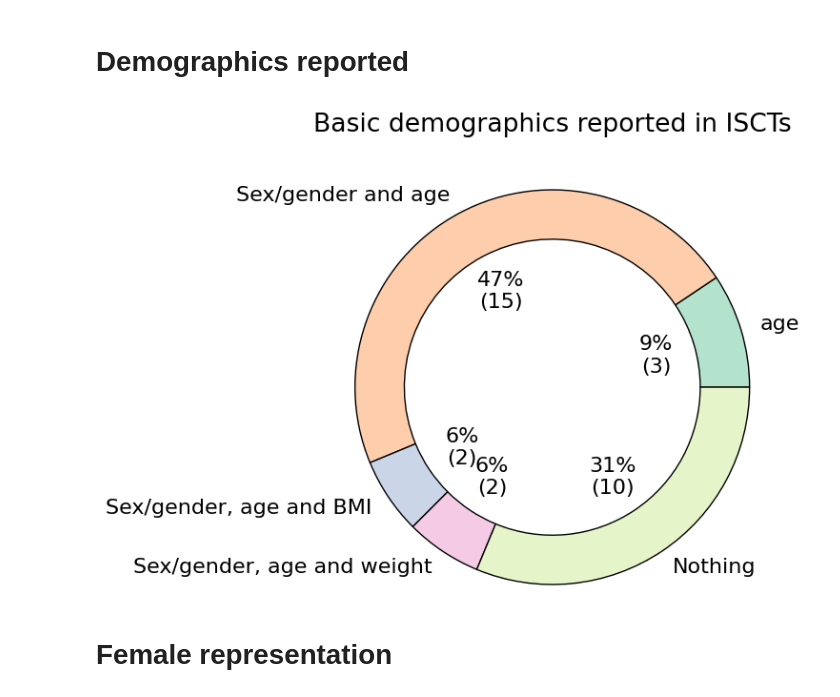
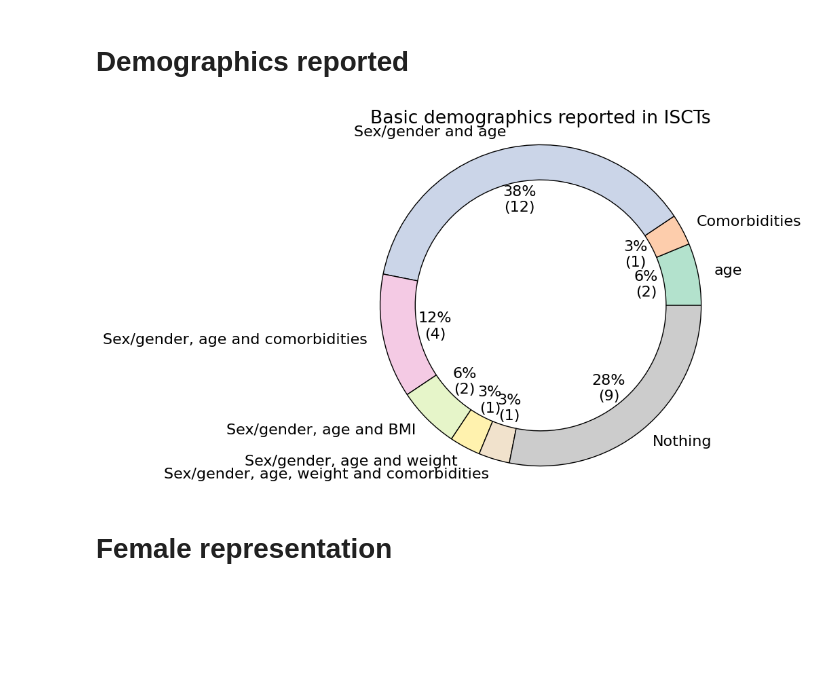
Before and after one commit to crisrogo/ISCTs_review, a Jupyter notebook: figures.ipynb, the cells around one changed output. Saved outputs shown, nothing was run; the diff lists cells and outputs as text; code cells hidden in the pictures; blank space fills up the shorter version.

```diff
--- a/figures.ipynb
+++ b/figures.ipynb
@@ -522,6 +570,10 @@ Number of interventions: 15
 # %% [markdown]
 # Conditions
 # %%
+conditions = []
+
+for paper in original_data:
+    conditions.append(paper['condition'])
 
 conditions_dict = {}
 
@@ -550,7 +602,7 @@ for i, (software, count) in enumerate(sorted_d.items()):
 
 # plt.show()
 
-plt.savefig('/home/crg17/Desktop/KCL_projects/ISCTs_review/figures/conditions.png', dpi=500, bbox_inches='tight')
+plt.savefig('/home/croderog/Desktop/IC_projects/ISCTs_review/figures/conditions.png', dpi=500, bbox_inches='tight')
 
 print(round(100*sum([val for key, val in conditions_dict.items() if val == 1])/len(original_data)))
 # %% [output]
@@ -688,18 +740,26 @@ na = 0
 ethnicity = 0
 sex_age_weight_ethnicity = 0
 nothing = 0
+sex_age_weight_comorbidities = 0
+sex_age_comorbidities = 0
+comorbidities = 0
+
 
 no_population = [paper for paper in original_data if paper['sample'] != 'population']
 
 for item in no_population:
     if item['demographics']['sex'] and item['demographics']['age'] and item['demographics']['weight'] and item['demographics']['ethnicity']:
         sex_age_weight_ethnicity += 1
-    elif item['demographics']['sex'] and item['demographics']['age'] and item['demographics']['weight']:
+    elif item['demographics']['sex'] and item['demographics']['age'] and item['demographics']['weight'] and not item['demographics']['comorbidities']:
         sex_age_weight += 1
+    elif item['demographics']['sex'] and item['demographics']['age'] and item['demographics']['weight'] and item['demographics']['comorbidities']:
+        sex_age_weight_comorbidities += 1
     elif item['demographics']['sex'] and item['demographics']['age'] and item['demographics']['BMI']:
         sex_age_bmi += 1
-    elif item['demographics']['sex'] and item['demographics']['age']:
+    elif item['demographics']['sex'] and item['demographics']['age'] and not item['demographics']['comorbidities']:
         sex_age += 1
+    elif item['demographics']['sex'] and item['demographics']['age'] and item['demographics']['comorbidities']:
+        sex_age_comorbidities += 1
     elif item['demographics']['sex'] and item['demographics']['weight']:
         sex_weight += 1
     elif item['demographics']['sex']:
@@ -714,39 +774,41 @@ for item in no_population:
         na += 1
     elif item['demographics']['ethnicity']:
         ethnicity += 1
+    elif item['demographics']['comorbidities']:
+        comorbidities += 1
     else:
         nothing += 1
 
-final_data = [age, sex, sex_age, sex_age_bmi, bmi, sex_age_weight, sex_weight, weight, ethnicity, sex_age_weight_ethnicity, na + nothing]
-labels_array=["age", "Sex/gender", "Sex/gender and age", "Sex/gender, age and BMI", "BMI", "Sex/gender, age and weight", "Sex/gender and weight", "Weight", "Ethnicity", "Sex/gender, age, weight and ethnicity", "Nothing"]
+final_data = [age, sex, comorbidities, sex_age, sex_age_comorbidities, sex_age_bmi, bmi, sex_age_weight, sex_age_weight_comorbidities, sex_weight, weight, ethnicity, sex_age_weight_ethnicity, na + nothing]
+labels_array=["age", "Sex/gender", "Comorbidities", "Sex/gender and age", "Sex/gender, age and comorbidities", "Sex/gender, age and BMI", "BMI", "Sex/gender, age and weight", "Sex/gender, age, weight and comorbidities", "Sex/gender and weight", "Weight", "Ethnicity", "Sex/gender, age, weight and ethnicity", "Nothing"]
 
 entries_to_show = [i for i, val in enumerate(final_data) if val > 0]
 
 final_data = [final_data[i] for i in entries_to_show]
 labels_array = [labels_array[i] for i in entries_to_show]
 
 
 def make_autopct(values):
     def my_autopct(pct):
         total = sum(values)
         val = int(round(pct*total/100.0))
         return '{p:.0f}%\n({v:d})'.format(p=pct,v=val)
     return my_autopct
 
 # Plot a final pie chart
 plt.figure()
 plt.pie(final_data, labels=labels_array,
         colors=[color_scheme(i) for i in range(len(final_data))],
         autopct=make_autopct(final_data),
         wedgeprops={'linewidth': 1, 'edgecolor': 'black', 'width': 0.35},
-        pctdistance=0.55,
-       radius=1.4)
+        pctdistance=0.67,
+       radius=1.6)
 plt.title(f"Basic demographics reported in ISCTs", pad=60)
 # plt.show()
 
-plt.savefig('/home/crg17/Desktop/KCL_projects/ISCTs_review/figures/demographics.png', dpi=500, bbox_inches='tight')
+plt.savefig('/home/croderog/Desktop/IC_projects/ISCTs_review/figures/demographics.png', dpi=500, bbox_inches='tight')
 # %% [output]
-[figure, old version]
+[figure, new version]
 # %% [markdown]
 # Female representation
 # %%
```
Also changed, not shown: parts of 3 cells of this notebook.
